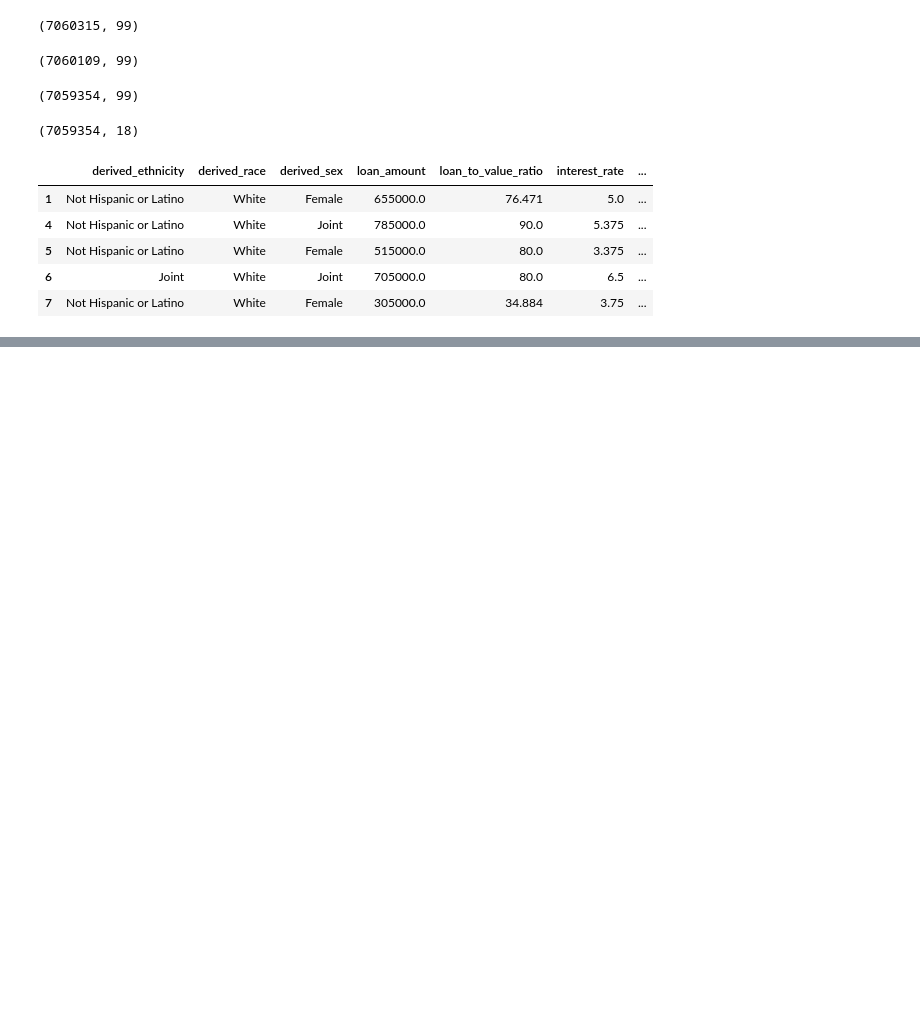
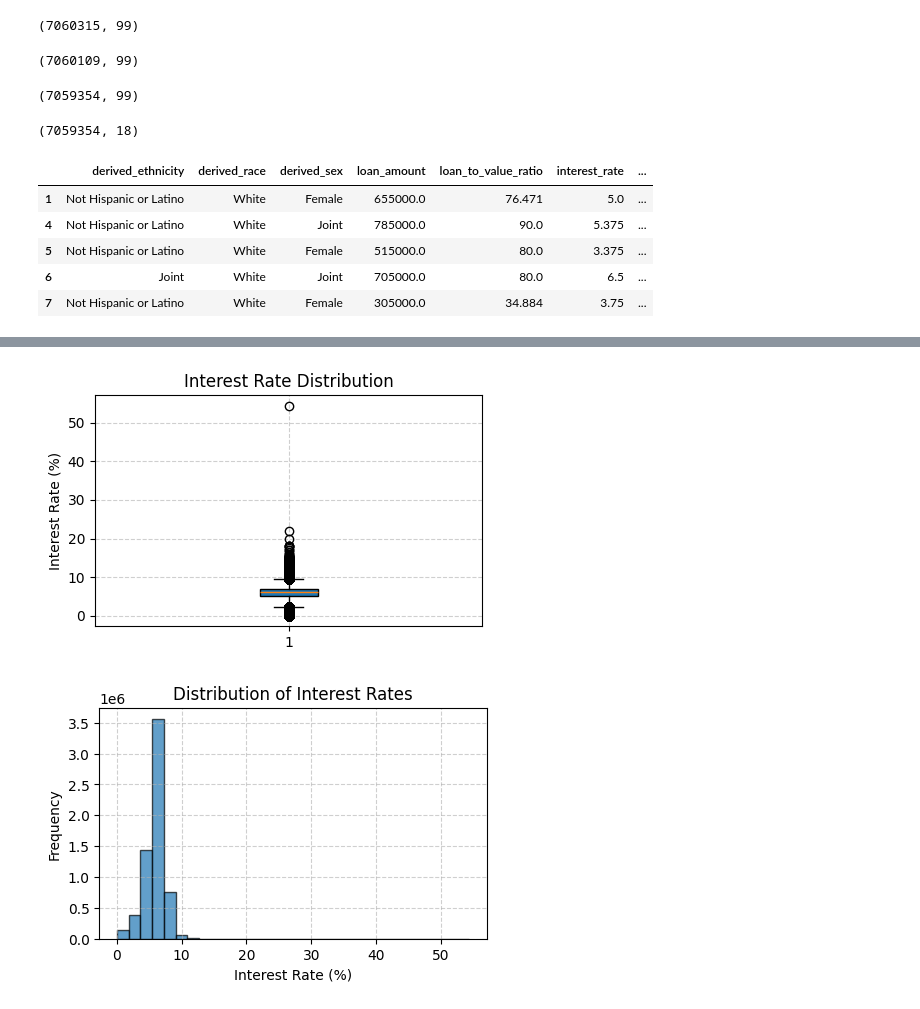
Before and after one commit to wilsonkchung/HMDA-nationwide-sociodemographic-disparities-in-mortgage-interest-rates, a Jupyter notebook: Step2/2B_features_selection.ipynb, the cells around one changed output, grey strips where cells are left out. Drawn from its saved outputs; the diff is of its cells as text; code cells hidden in the pictures; blank space fills up the shorter version.

```diff
--- a/Step2/2B_features_selection.ipynb
+++ b/Step2/2B_features_selection.ipynb
@@ -164,3 +165,8 @@ df.head()
 | 5 | Not Hispanic or Latino | White | Female | 515000.0 | 80.0 | 3.375 | ... |
 | 6 | Joint | White | Joint | 705000.0 | 80.0 | 6.5 | ... |
 | 7 | Not Hispanic or Latino | White | Female | 305000.0 | 34.884 | 3.75 | ... |
+# %%
+df["interest_rate"] = pd.to_numeric(df["interest_rate"], errors="coerce")
+df["loan_to_value_ratio"] = pd.to_numeric(df["loan_to_value_ratio"], errors="coerce")
+df["total_loan_costs"] = pd.to_numeric(df["total_loan_costs"], errors="coerce")
+df["property_value"] = pd.to_numeric(df["property_value"], errors="coerce")
@@ -166,0 +185,20 @@ df.head()
+# %%
+df1 = df[df['interest_rate'] <= 100]
+# %%
+plt.figure(figsize=(5,3))
+plt.boxplot(df1['interest_rate'].dropna(), vert=True, patch_artist=True)
+plt.title('Interest Rate Distribution')
+plt.ylabel('Interest Rate (%)')
+plt.grid(True, linestyle='--', alpha=0.6)
+plt.show()
+
+plt.figure(figsize=(5,3))
+plt.hist(df1['interest_rate'], bins=30, edgecolor='black', alpha=0.7)
+plt.title('Distribution of Interest Rates')
+plt.xlabel('Interest Rate (%)')
+plt.ylabel('Frequency')
+plt.grid(True, linestyle='--', alpha=0.6)
+plt.show()
+# %% [output]
+[figure, added]
+[figure, added]
```
Also changed, not shown: parts of 7 cells of this notebook, 1 other file.
